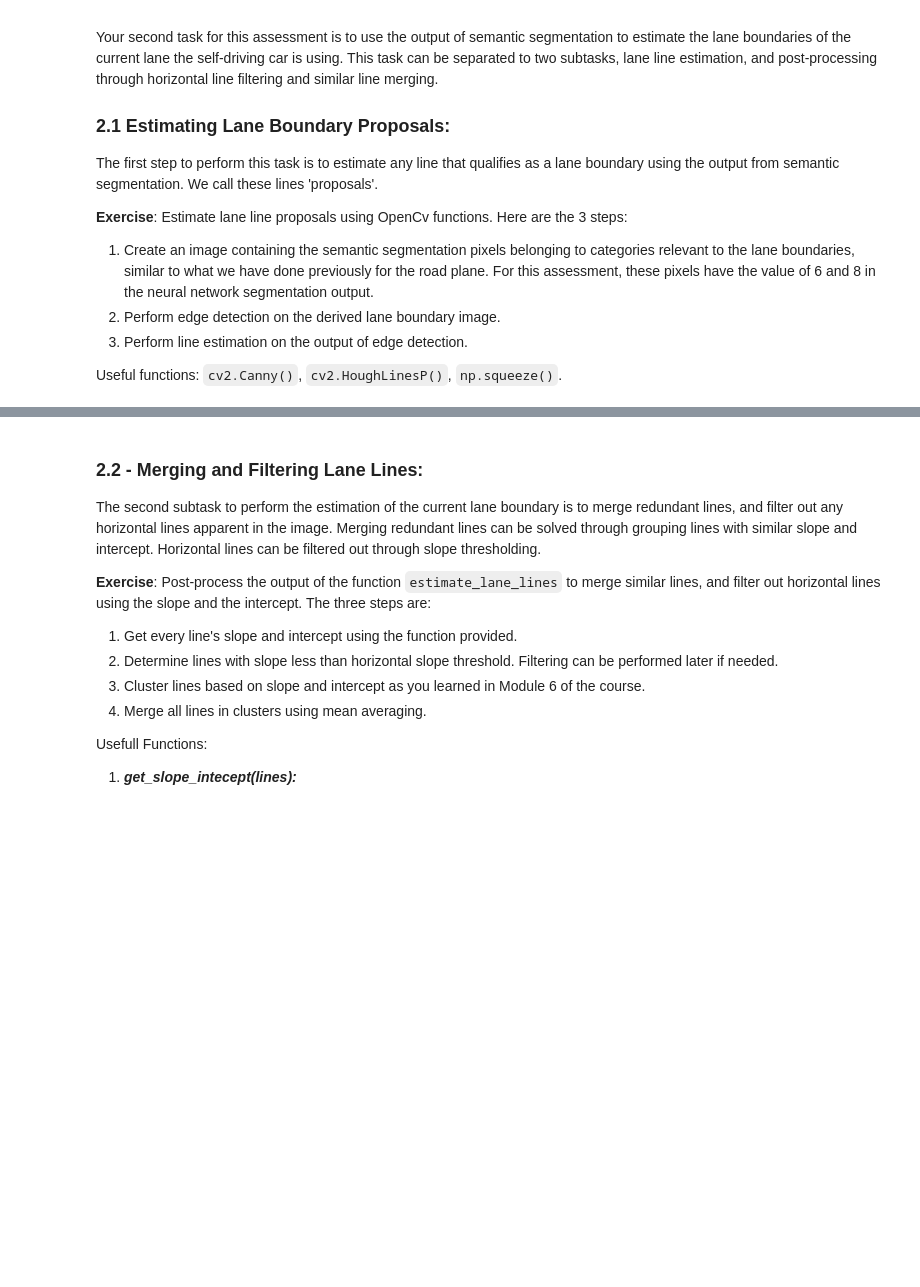
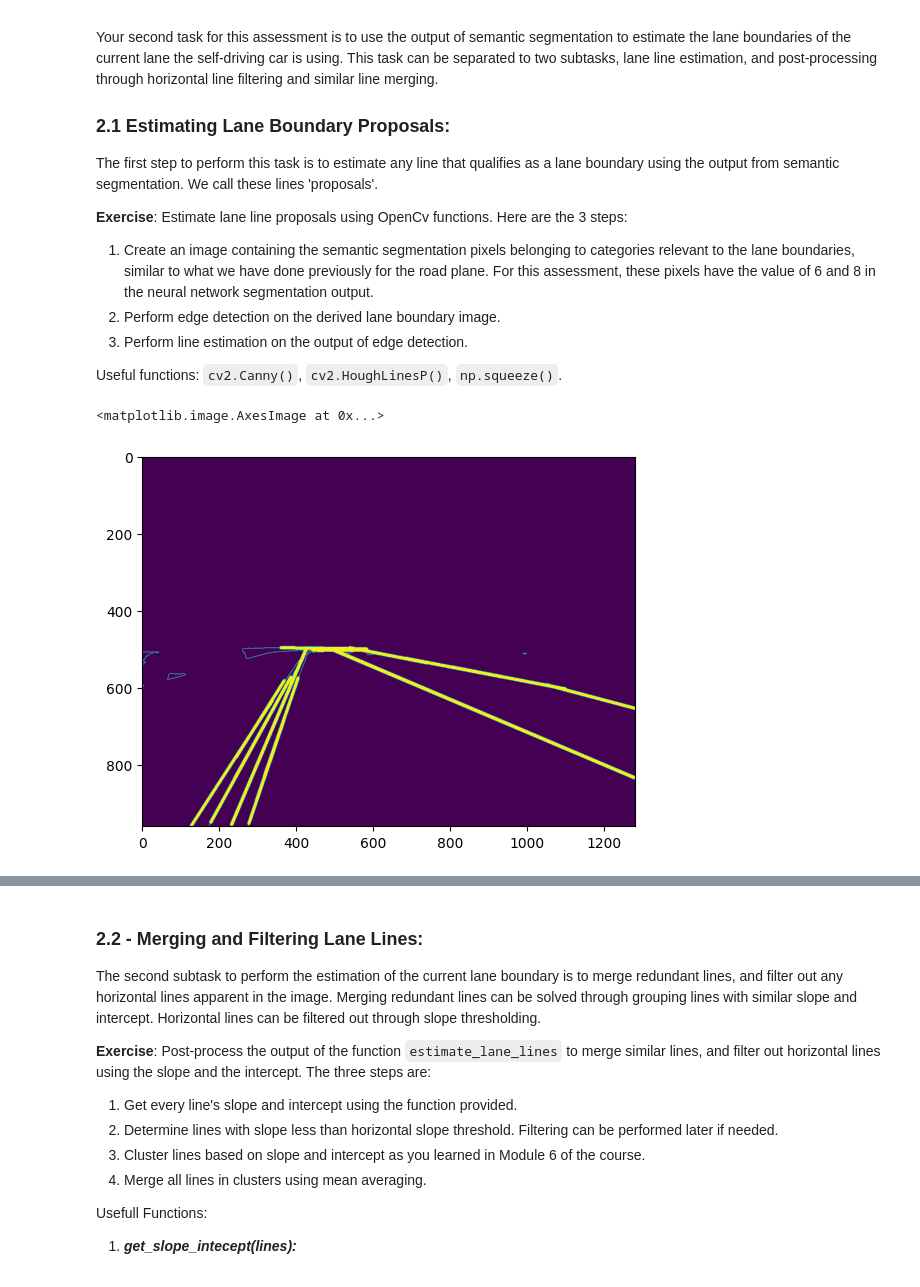
Before and after one commit to yasuomaidana/Self-Driving-Cars, a Jupyter notebook: Visual Perception for Self-Driving Cars/Perception of dynamic objects in the drivable region/Environment Perception For Self-Driving Cars - Learner - v1.ipynb, the cells around one changed output, grey strips where cells are left out. Cells and saved outputs as stored; diff of their text form; code cells hidden in the pictures; blank space fills up the shorter version.

Commit message:
COUR-1675: Estimating lane lines

```diff
--- a/Visual Perception for Self-Driving Cars/Perception of dynamic objects in the drivable region/Environment Perception For Self-Driving Cars - Learner - v1.ipynb
+++ b/Visual Perception for Self-Driving Cars/Perception of dynamic objects in the drivable region/Environment Perception For Self-Driving Cars - Learner - v1.ipynb
@@ -402,5 +405,28 @@ def estimate_lane_lines(segmentation_output):
 
     return lines
+# %%
+def vis_lanes(image_out, lane_lines):
+        for line in lane_lines:
+            x1, y1, x2, y2 = line.astype(int)
+
+            image_out = cv2.line(
+                image_out.astype(
+                    np.uint8), (x1, y1), (x2, y2), (255, 0, 255), 7)
+
+        return image_out
+# %%
+mask = np.zeros_like(segmentation, dtype=np.uint8)
+mask[np.isin(segmentation, [6,8])] = 255
+# Step 2: Perform Edge Detection using cv2.Canny()
+edges = cv2.Canny(mask,0,2)
+plt.imshow(edges)
+
+lines = cv2.HoughLinesP(edges,rho=1,theta=np.pi/180,threshold=100,maxLineGap=50, minLineLength=125)
+lines = lines.reshape((-1,4))
+plt.imshow(vis_lanes(edges, lines))
+# %% [output]
+<matplotlib.image.AxesImage at 0x...>
+[figure, added]
 # %%
 lane_lines = estimate_lane_lines(segmentation)
 
```
Also changed, not shown: parts of 3 cells of this notebook.
